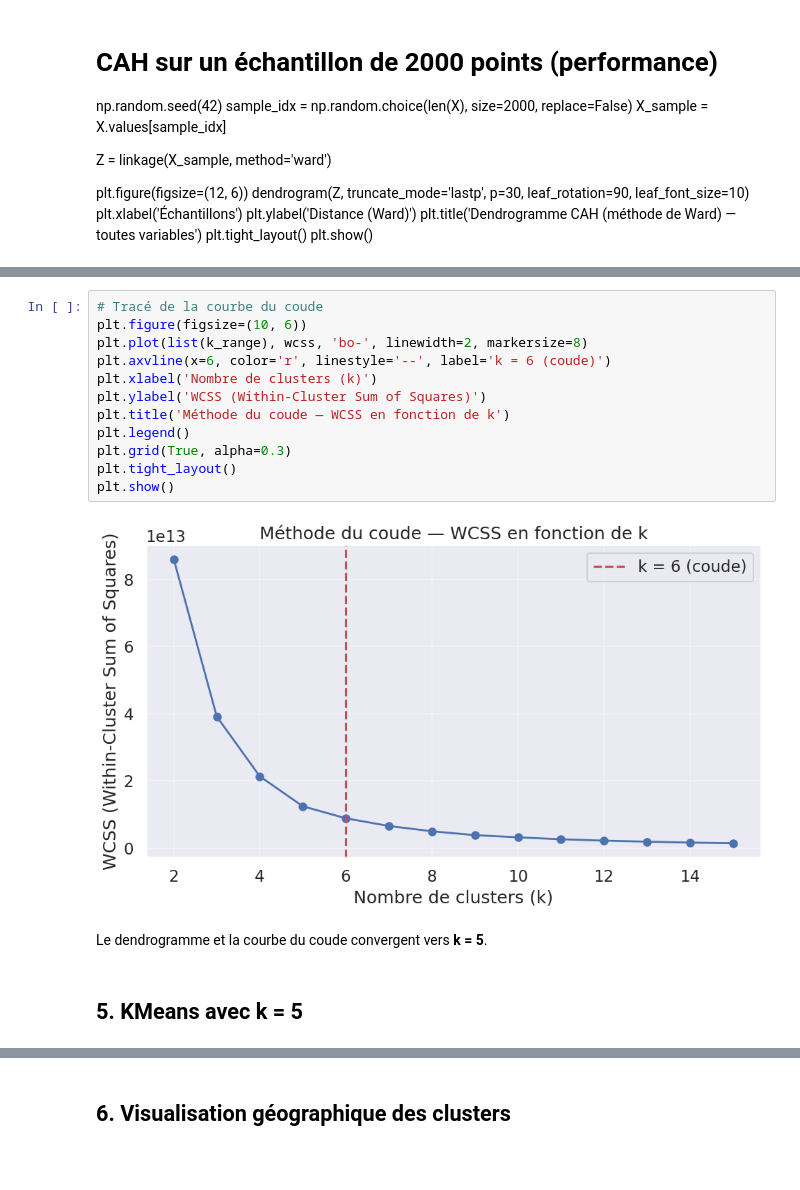
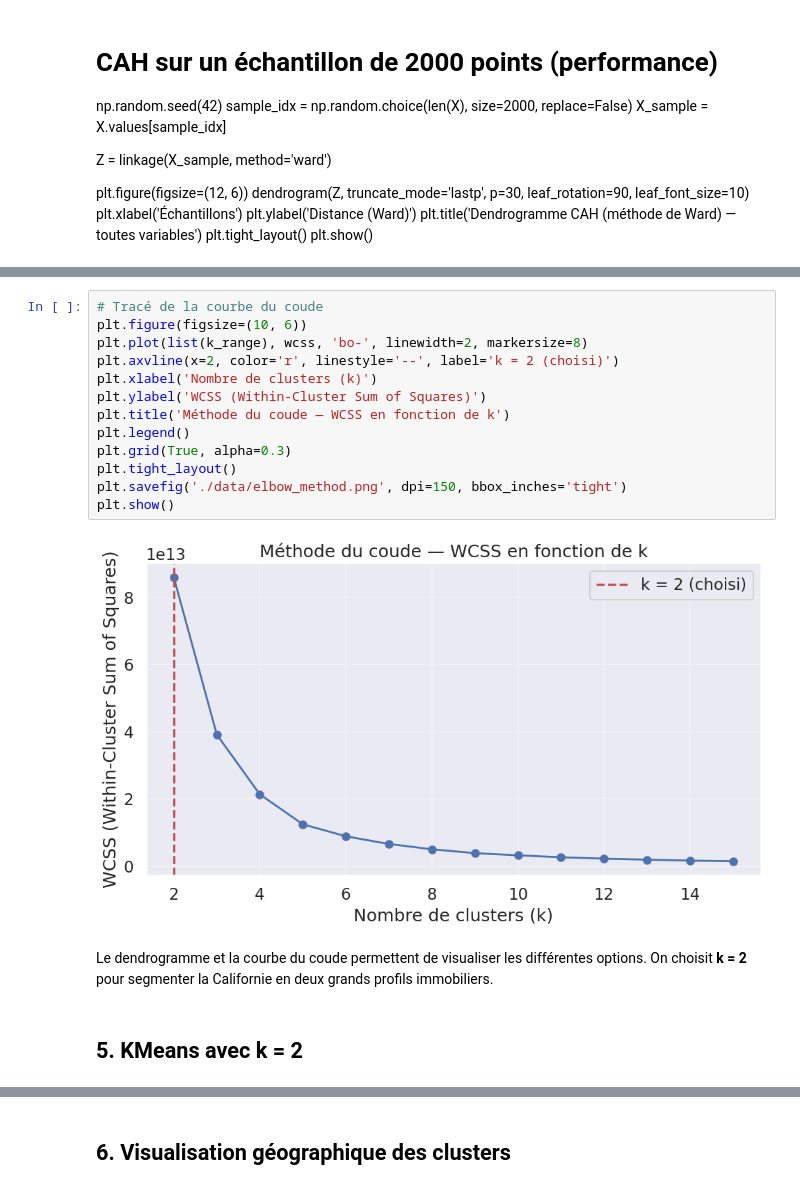
Before and after one commit to Anisse-Imer/bloc-ia-prosit-1-clustering, a Jupyter notebook: clustering_kmeans.ipynb, the cells around one changed output, grey strips where cells are left out. Cells and saved outputs as stored; diff of their text form; blank space fills up the shorter version.

```diff
--- a/clustering_kmeans.ipynb
+++ b/clustering_kmeans.ipynb
@@ -149,20 +149,21 @@ k=15  WCSS=1415041582744
 # %%
 # Tracé de la courbe du coude
 plt.figure(figsize=(10, 6))
 plt.plot(list(k_range), wcss, 'bo-', linewidth=2, markersize=8)
-plt.axvline(x=6, color='r', linestyle='--', label='k = 6 (coude)')
+plt.axvline(x=2, color='r', linestyle='--', label='k = 2 (choisi)')
 plt.xlabel('Nombre de clusters (k)')
 plt.ylabel('WCSS (Within-Cluster Sum of Squares)')
 plt.title('Méthode du coude — WCSS en fonction de k')
 plt.legend()
 plt.grid(True, alpha=0.3)
 plt.tight_layout()
+plt.savefig('./data/elbow_method.png', dpi=150, bbox_inches='tight')
 plt.show()
 # %% [output]
-[figure, old version]
+[figure, new version]
-# %% [markdown]
-Le dendrogramme et la courbe du coude convergent vers **k = 5**.
+# %% [markdown]
+Le dendrogramme et la courbe du coude permettent de visualiser les différentes options. On choisit **k = 2** pour segmenter la Californie en deux grands profils immobiliers.
 # %% [markdown]
-## 5. KMeans avec k = 5
+## 5. KMeans avec k = 2
 # %%
 # KMeans final
```
Also changed, not shown: parts of 6 cells of this notebook, 7 other files.
